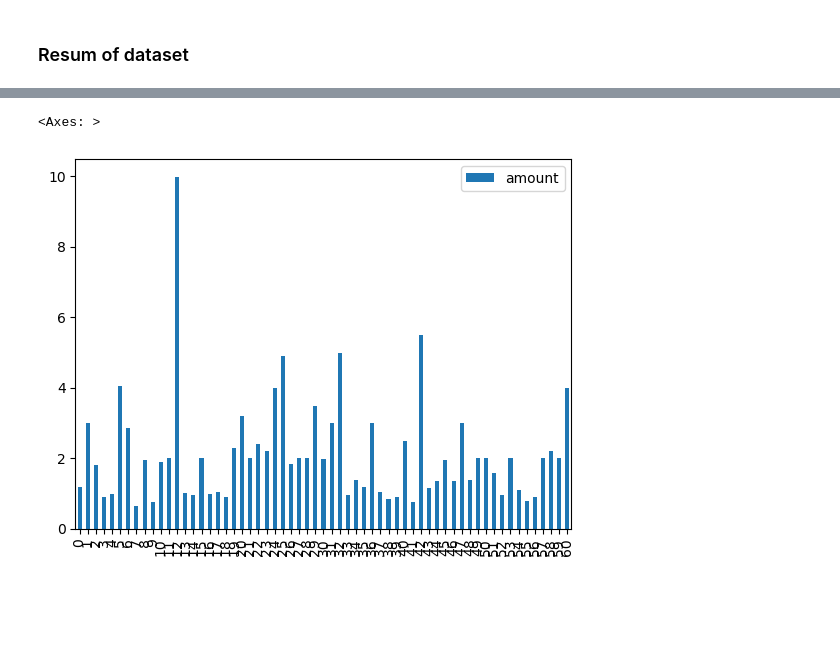
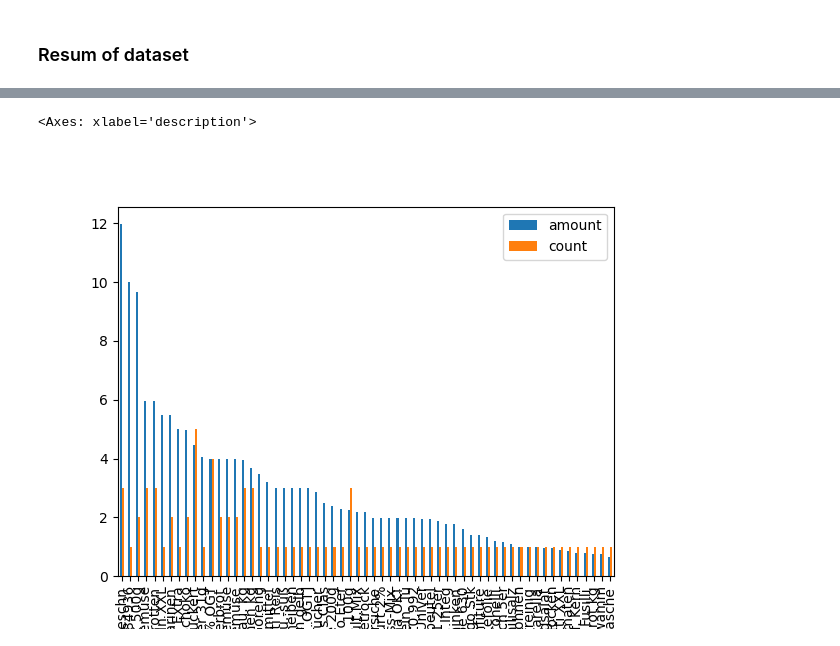
Before and after one commit to baptdev/receipt-ocr, a Jupyter notebook: python-receipt-ocr/notebook-receipt-OCR.ipynb, the cells around one changed output, grey strips where cells are left out. Cells and saved outputs as stored; diff of their text form; code cells hidden in the pictures; blank space fills up the shorter version.

Commit message:
update linked with analysis, features added group by and plot

```diff
--- a/python-receipt-ocr/notebook-receipt-OCR.ipynb
+++ b/python-receipt-ocr/notebook-receipt-OCR.ipynb
@@ -338,0 +343,5 @@ df_products
+# %%
+grouped_df = pd.DataFrame(df_products.groupby('description')['amount'].sum())
+grouped_df['count'] = df_products.groupby('description')['amount'].count()
+
+print(grouped_df.sort_values('amount', ascending=False))
@@ -352,9 +377,9 @@ df_products.describe()
 | max | 9.990000 |
-# %%
-df_products.plot.bar()
-# %% [output]
-<Axes: >
-[figure, removed]
+# %%
+grouped_df.sort_values('amount', ascending=False).plot.bar()
+# %% [output]
+<Axes: xlabel='description'>
+[figure, added]
 # %%
 # order by product -> find top product
 # growth of top product
```
Also changed, not shown: parts of 9 cells of this notebook, 10 other files.
